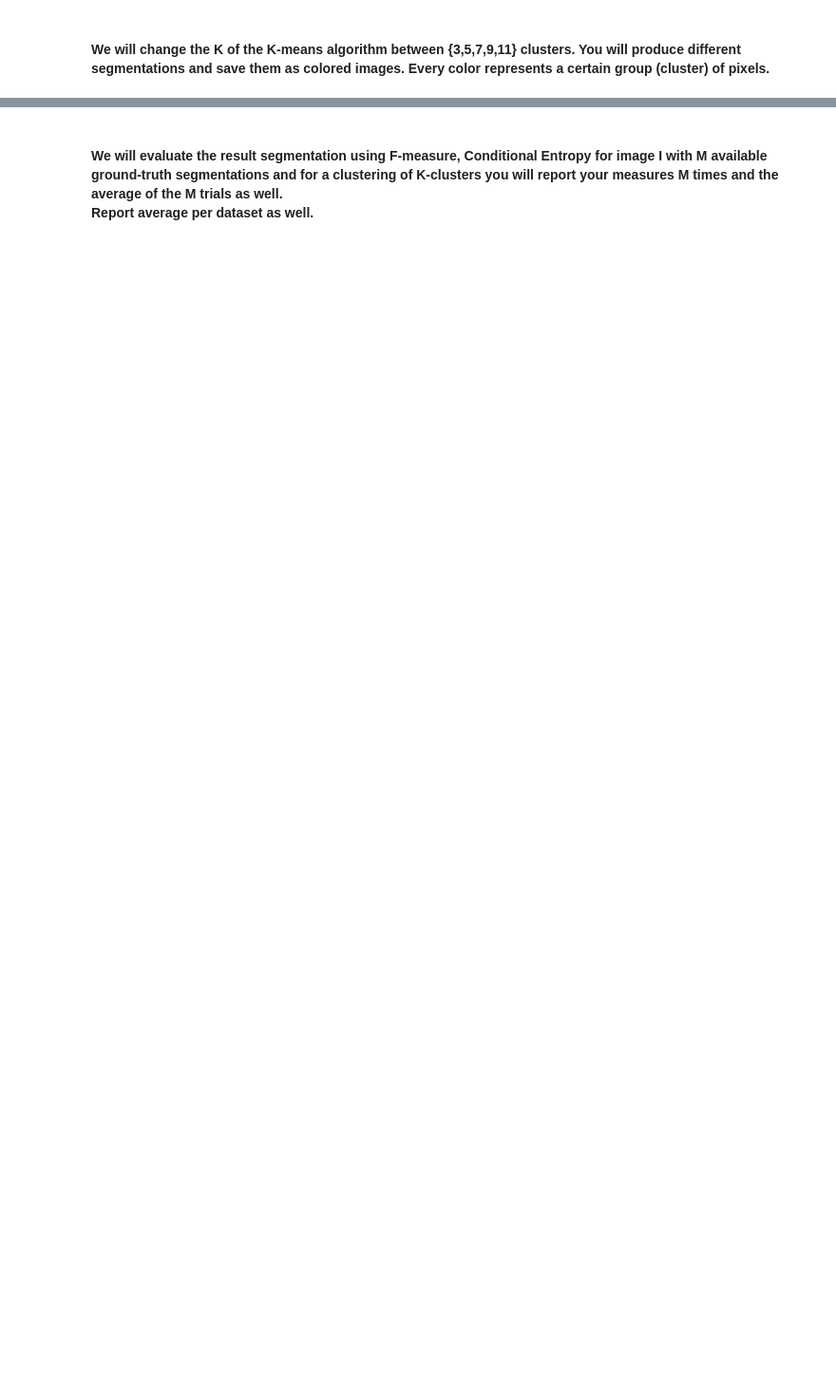
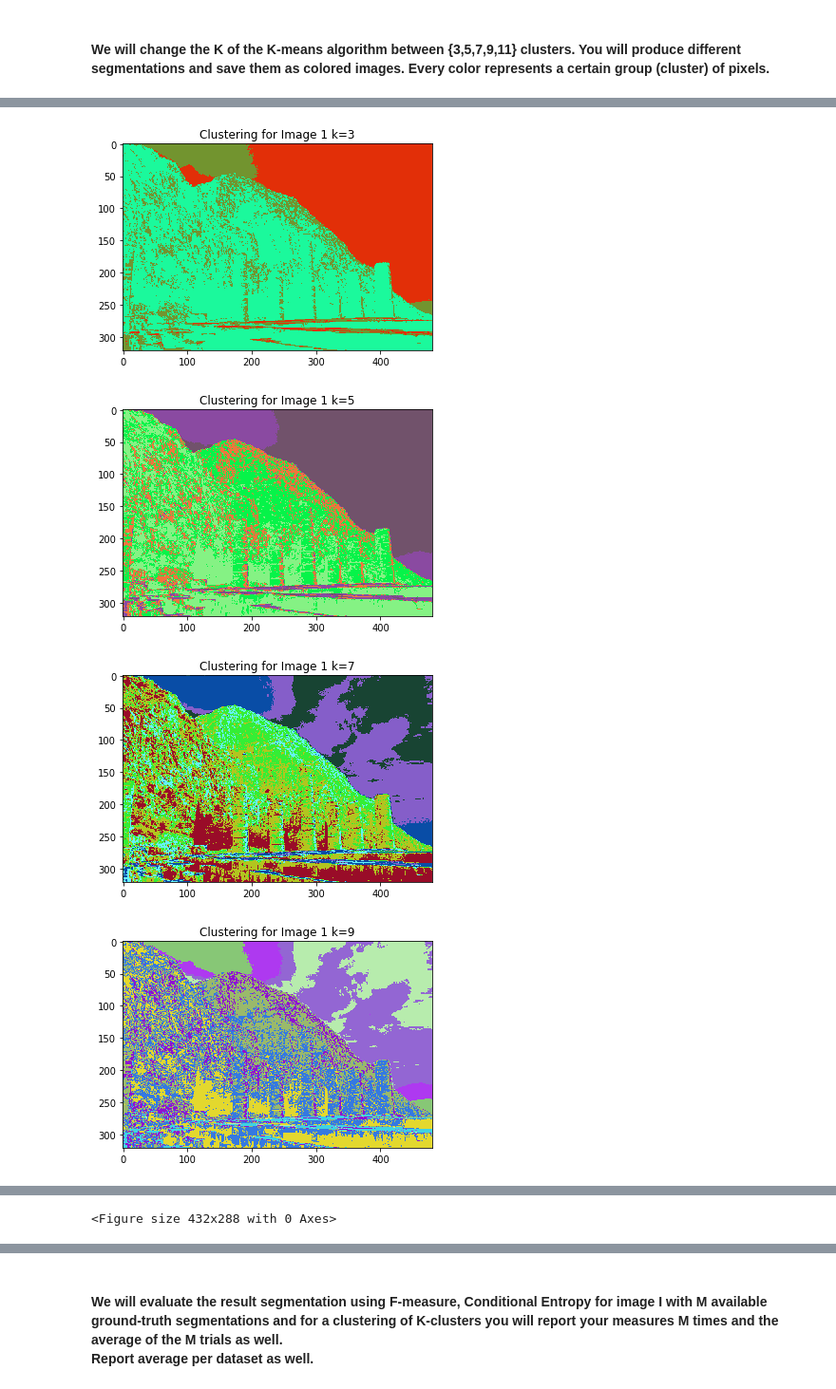
Before and after one commit to Elzawawy/ImageSegmentation, a Jupyter notebook: Image Segmentation .ipynb, the cells around one changed output, grey strips where cells are left out. Shown at 95% size. Drawn from its saved outputs; the diff is of its cells as text; code cells hidden in the pictures; blank space fills up the shorter version.

```diff
--- a/Image Segmentation .ipynb
+++ b/Image Segmentation .ipynb
@@ -120,9 +97,2 @@ for i in range(num_val):
 # %% [markdown]
 #### We will change the K of the K-means algorithm between {3,5,7,9,11} clusters. You will produce different segmentations and save them as colored images. Every color represents a certain group (cluster) of pixels.
-# %%
-#for k in range(3,5,7,9,11):
-centroids, clusters,error,itern = kmeans(train_set,num_clusters=3)
-# %%
-np.array([randint(0, 255),randint(0, 255),randint(0, 255)])
-clusterised_mat= np.zeros((train_set.shape))
-clusterised_mat
@@ -137,5 +99,5 @@ array([[0., 0., 0.],
 # %%
-def ClusteriseImage(clusters,data_mat,cluster_num):
+def ClusteriseImages(clusters,data_mat,cluster_num):
     clusterised_mat= np.zeros(data_mat.shape,dtype=np.uint8)
     colors = []
     for i in range(cluster_num):
@@ -158,0 +108,13 @@ plt.imshow(train_gt[6])
+# %%
+clusterised_imgs = []
+clusterings = []
+for k in range(3,12,2):
+    for count in range(5):
+        #get an image
+        image = train_set[num_pixels*count:num_pixels+(num_pixels*count)]
+        #Using our method.
+        #centroids, clusters,error,itern = Kmeans(image,num_clusters=k)
+        #Using sklearn method.
+        model = KMeans(n_clusters=k, random_state=0).fit(image)
+        clusterings.append(model.labels_)
+        clusterised_imgs.append(ClusteriseImages(model.labels_,image,k))
@@ -158,0 +123,27 @@ plt.imshow(train_gt[6])
+# %%
+# k = 3
+plt.imshow(clusterised_imgs[0].reshape(321,481,3));
+plt.title("Clustering for Image 1 k=3");
+plt.figure();
+# k = 5
+plt.imshow(clusterised_imgs[5].reshape(321,481,3));
+plt.title("Clustering for Image 1 k=5");
+plt.figure();
+#k = 7
+plt.imshow(clusterised_imgs[10].reshape(321,481,3));
+plt.title("Clustering for Image 1 k=7");
+plt.figure();
+#k = 9
+plt.imshow(clusterised_imgs[15].reshape(321,481,3));
+plt.title("Clustering for Image 1 k=9");
+plt.figure();
+#k = 11
+plt.imshow(clusterised_imgs[20].reshape(321,481,3));
+plt.title("Clustering for Image 1 k=11");
+plt.figure();
+#---------------------------------------------------------
+# %% [output]
+[figure, added]
+[figure, added]
+[figure, added]
+[figure, added]
@@ -158,0 +151 @@ plt.imshow(train_gt[6])
+<Figure size 432x288 with 0 Axes>
```
Also changed, not shown: parts of 27 cells of this notebook, 5 other files.
